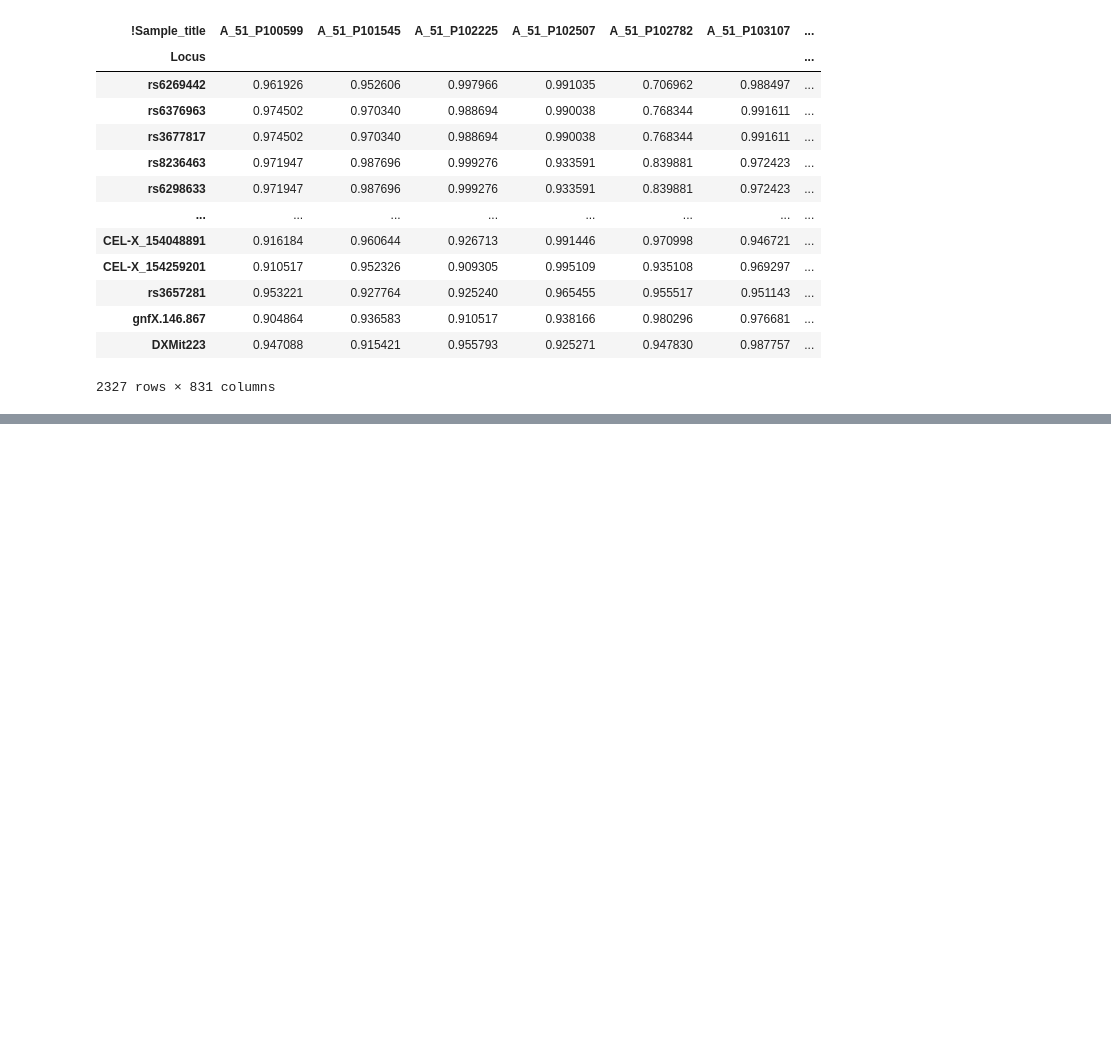
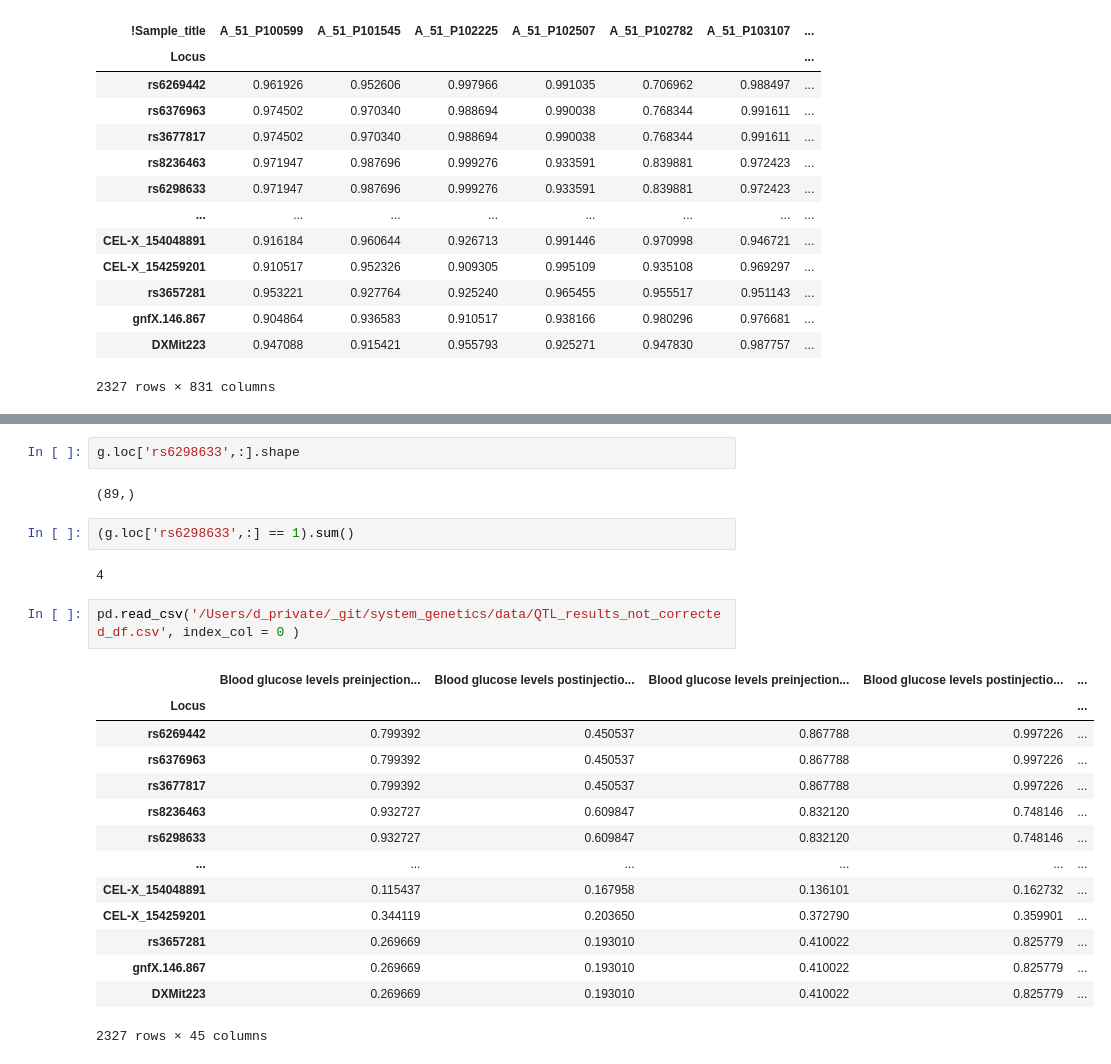
Before and after one commit to guyshur/system_genetics, a Jupyter notebook: drors_work.ipynb, the cells around one changed output, grey strips where cells are left out. Cells and saved outputs as stored; diff of their text form; blank space fills up the shorter version.

```diff
--- a/drors_work.ipynb
+++ b/drors_work.ipynb
@@ -679,0 +686,25 @@ liver_eqtl
+# %%
+g.loc['rs6298633',:].shape
+# %% [output]
+(89,)
+# %%
+(g.loc['rs6298633',:] == 1).sum()
+# %% [output]
+4
+# %%
+pd.read_csv('/Users/d_private/_git/system_genetics/data/QTL_results_not_corrected_df.csv', index_col = 0 )
+# %% [output]
+|  | Blood glucose levels preinjection... | Blood glucose levels postinjectio... | Blood glucose levels preinjection... | Blood glucose levels postinjectio... | ... |
+| Locus |  |  |  |  | ... |
+| rs6269442 | 0.799392 | 0.450537 | 0.867788 | 0.997226 | ... |
+| rs6376963 | 0.799392 | 0.450537 | 0.867788 | 0.997226 | ... |
+| rs3677817 | 0.799392 | 0.450537 | 0.867788 | 0.997226 | ... |
+| rs8236463 | 0.932727 | 0.609847 | 0.832120 | 0.748146 | ... |
+| rs6298633 | 0.932727 | 0.609847 | 0.832120 | 0.748146 | ... |
+| ... | ... | ... | ... | ... | ... |
+| CEL-X_154048891 | 0.115437 | 0.167958 | 0.136101 | 0.162732 | ... |
+| CEL-X_154259201 | 0.344119 | 0.203650 | 0.372790 | 0.359901 | ... |
+| rs3657281 | 0.269669 | 0.193010 | 0.410022 | 0.825779 | ... |
+| gnfX.146.867 | 0.269669 | 0.193010 | 0.410022 | 0.825779 | ... |
+| DXMit223 | 0.269669 | 0.193010 | 0.410022 | 0.825779 | ... |
+2327 rows × 45 columns
```
Also changed, not shown: parts of 16 cells of this notebook.
